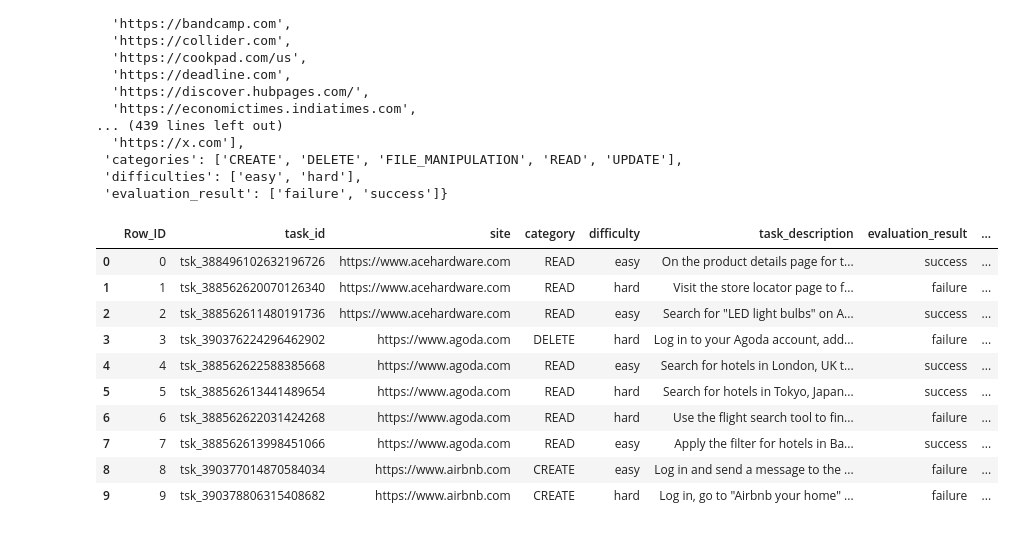
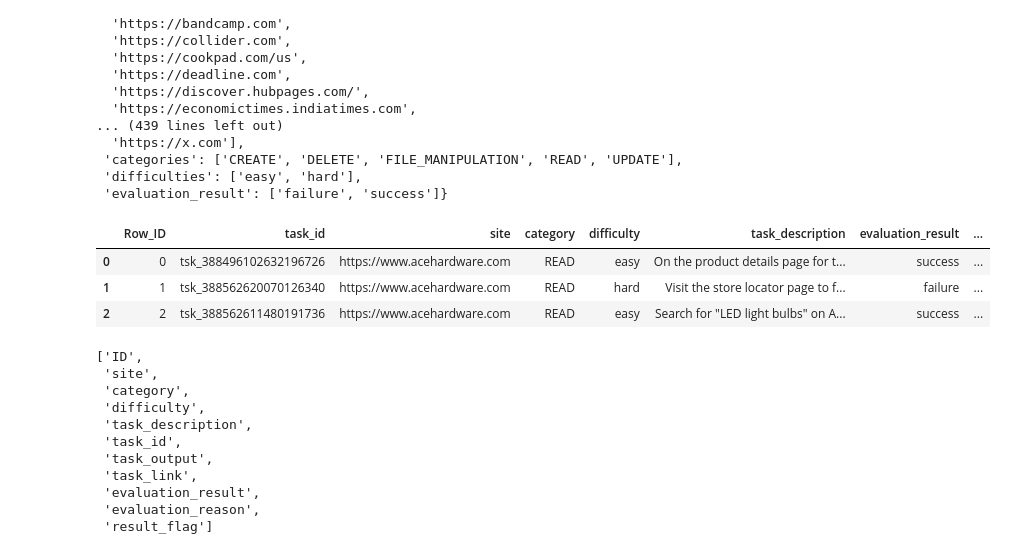
Before and after one commit to srikargade1/webbench-dashboard, a Jupyter notebook: WebBench Visual.ipynb, the cells around one changed output. Cells and saved outputs as stored; diff of their text form; code cells hidden in the pictures.

```diff
--- a/WebBench Visual.ipynb
+++ b/WebBench Visual.ipynb
@@ -536,16 +536,9 @@ compute_meta_lists(anthropic_df)
  'difficulties': ['easy', 'hard'],
  'evaluation_result': ['failure', 'success']}
 # %%
-anthropic_df.head(10)
+anthropic_df.head(3)
 # %% [output]
 |  | Row_ID | task_id | site | category | difficulty | task_description | evaluation_result | ... |
 | 0 | 0 | tsk_388496102632196726 | https://www.acehardware.com | READ | easy | On the product details page for t... | success | ... |
 | 1 | 1 | tsk_388562620070126340 | https://www.acehardware.com | READ | hard | Visit the store locator page to f... | failure | ... |
 | 2 | 2 | tsk_388562611480191736 | https://www.acehardware.com | READ | easy | Search for "LED light bulbs" on A... | success | ... |
-| 3 | 3 | tsk_390376224296462902 | https://www.agoda.com | DELETE | hard | Log in to your Agoda account, add... | failure | ... |
-| 4 | 4 | tsk_388562622588385668 | https://www.agoda.com | READ | easy | Search for hotels in London, UK t... | success | ... |
-| 5 | 5 | tsk_388562613441489654 | https://www.agoda.com | READ | hard | Search for hotels in Tokyo, Japan... | success | ... |
-| 6 | 6 | tsk_388562622031424268 | https://www.agoda.com | READ | hard | Use the flight search tool to fin... | failure | ... |
-| 7 | 7 | tsk_388562613998451066 | https://www.agoda.com | READ | easy | Apply the filter for hotels in Ba... | success | ... |
-| 8 | 8 | tsk_390377014870584034 | https://www.airbnb.com | CREATE | easy | Log in and send a message to the ... | failure | ... |
-| 9 | 9 | tsk_390378806315408682 | https://www.airbnb.com | CREATE | hard | Log in, go to "Airbnb your home" ... | failure | ... |
@@ -551,0 +555,14 @@ anthropic_df.head(10)
+# %%
+openai_df.columns.tolist()
+# %% [output]
+['ID',
+ 'site',
+ 'category',
+ 'difficulty',
+ 'task_description',
+ 'task_id',
+ 'task_output',
+ 'task_link',
+ 'evaluation_result',
+ 'evaluation_reason',
+ 'result_flag']
```
Also changed, not shown: parts of 11 cells of this notebook, 12 other files.
